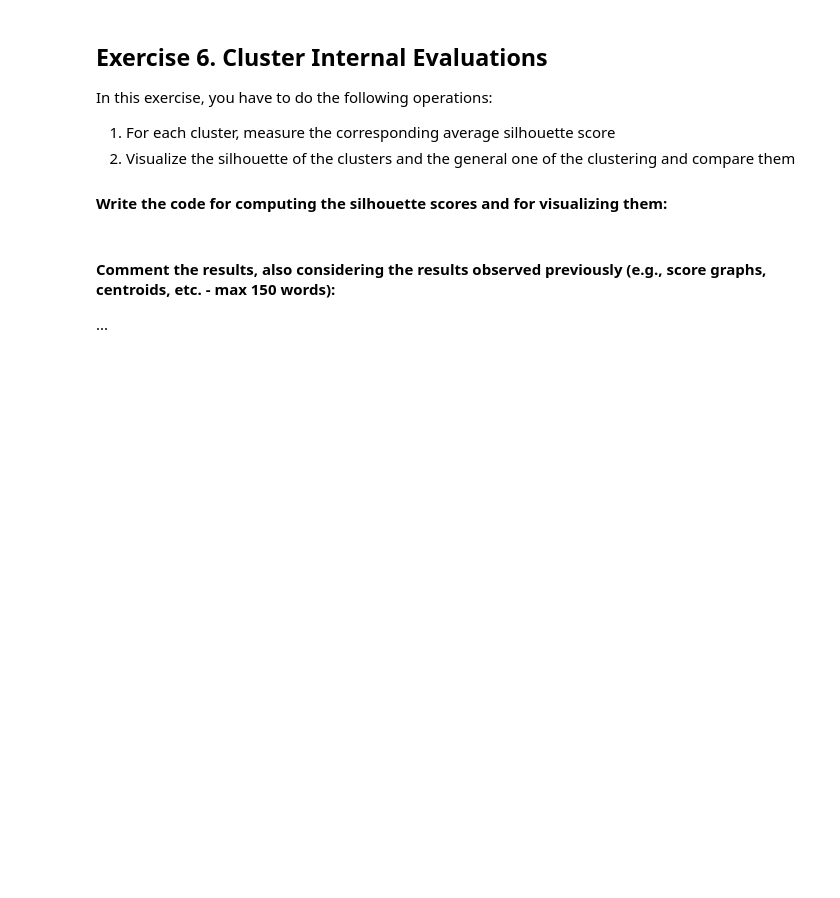
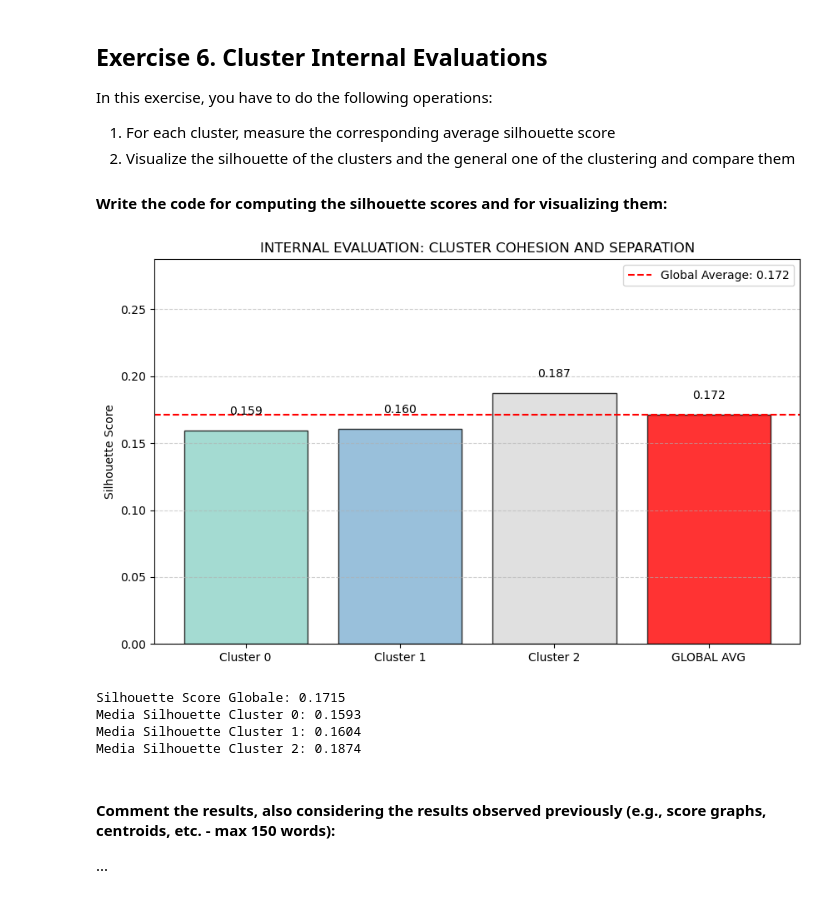
Before and after one commit to RikyPoz/PageRank, a Jupyter notebook: PCA_HomeWork/HWpca_Surname1_Surname2.ipynb, the cells around one changed output. Cells and saved outputs as stored; diff of their text form; code cells hidden in the pictures; blank space fills up the shorter version.

```diff
--- a/PCA_HomeWork/HWpca_Surname1_Surname2.ipynb
+++ b/PCA_HomeWork/HWpca_Surname1_Surname2.ipynb
@@ -803,7 +852,57 @@ In this exercise, you have to do the following operations:
 
 #### Write the code for computing the silhouette scores and for visualizing them:
 # %%
-# [write the code here]
+from sklearn.metrics import silhouette_samples, silhouette_score
+
+# 1. Calcolo del Silhouette Score globale
+# Assicurati di usare i dati della PCA senza la colonna 'Cluster'
+X_eval = responses_ft_pca.drop(columns=['Cluster'], errors='ignore')
+global_sil = silhouette_score(X_eval, cluster_labels)
+
+# 2. Calcolo dei Silhouette Scores per ogni singolo punto
+sample_silhouette_values = silhouette_samples(X_eval, cluster_labels)
+
+# 3. Calcolo della media per ogni cluster
+cluster_sil_means = []
+for i in range(best_k):
+    cluster_sil_means.append(sample_silhouette_values[cluster_labels == i].mean())
+
+# 4. Visualizzazione
+plt.figure(figsize=(10, 6))
+
+# Creiamo le etichette per le barre
+labels_bar = [f'Cluster {i}' for i in range(best_k)] + ['GLOBAL AVG']
+values_bar = cluster_sil_means + [global_sil]
+
+# Usiamo i colori della mappa Set3 (coerenti con i centroidi)
+colors = [plt.cm.Set3(i/best_k) for i in range(best_k)] + ['red']
+
+bars = plt.bar(labels_bar, values_bar, color=colors, edgecolor='black', alpha=0.8)
+
+# Aggiungiamo una linea orizzontale per la media globale
+plt.axhline(y=global_sil, color='red', linestyle='--', label=f'Global Average: {global_sil:.3f}')
+
+# Aggiungiamo i valori sopra le barre
+for bar in bars:
+    yval = bar.get_height()
+    plt.text(bar.get_x() + bar.get_width()/2, yval + 0.01, f'{yval:.3f}', ha='center', va='bottom')
+
+plt.ylabel('Silhouette Score')
+plt.title('INTERNAL EVALUATION: CLUSTER COHESION AND SEPARATION')
+plt.ylim(0, max(values_bar) + 0.1)
+plt.grid(axis='y', linestyle='--', alpha=0.6)
+plt.legend()
+plt.show()
+
+print(f"Silhouette Score Globale: {global_sil:.4f}")
+for i, score in enumerate(cluster_sil_means):
+    print(f"Media Silhouette Cluster {i}: {score:.4f}")
+# %% [output]
+[figure, added]
+Silhouette Score Globale: 0.1715
+Media Silhouette Cluster 0: 0.1593
+Media Silhouette Cluster 1: 0.1604
+Media Silhouette Cluster 2: 0.1874
 # %% [markdown]
 #### Comment the results, also considering the results observed previously (e.g., score graphs, centroids, etc. - max 150 words):
 
```
Also changed, not shown: parts of 10 cells of this notebook, 8 other files.
